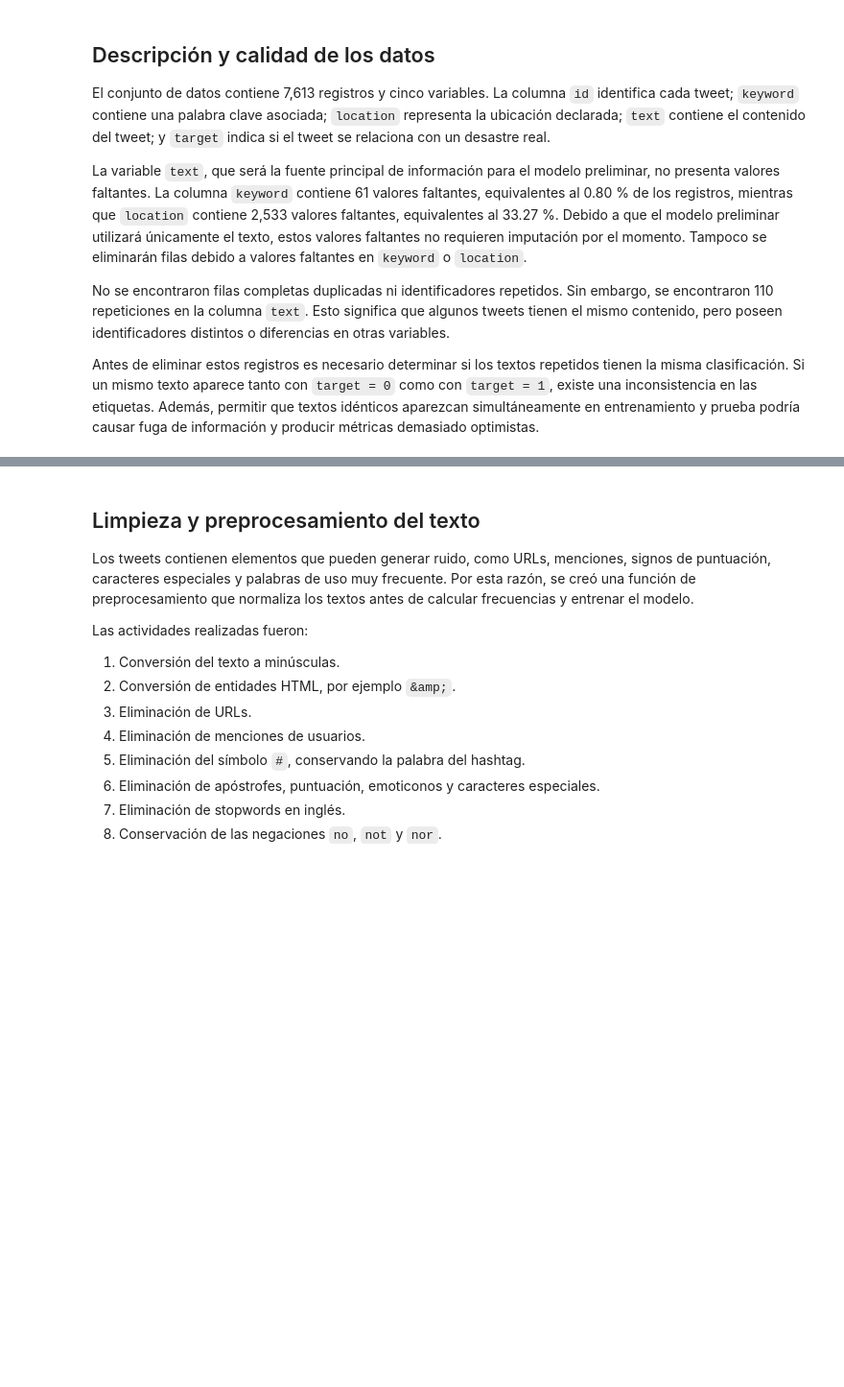
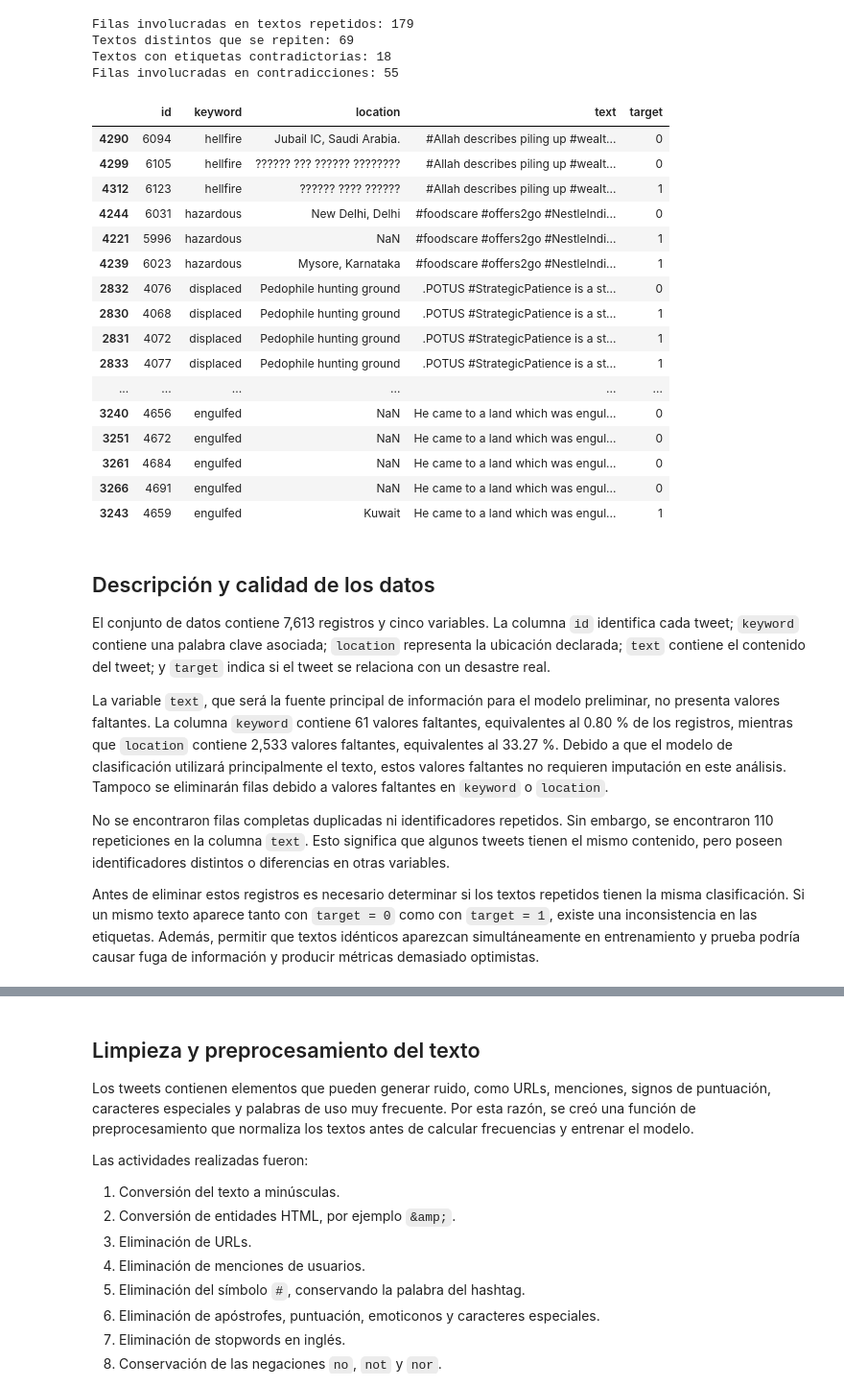
Before and after one commit to tismajo/CC3084-Laboratorio5, a Jupyter notebook: Laboratorio5.ipynb, the cells around one changed output, grey strips where cells are left out. Shown at 96% size. Cells and saved outputs as stored; diff of their text form; code cells hidden in the pictures; blank space fills up the shorter version.

```diff
--- a/Laboratorio5.ipynb
+++ b/Laboratorio5.ipynb
@@ -205,0 +61,23 @@ display(duplicate_summary)
+# %%
+ruta_datos = "data/train.csv"
+columnas_requeridas = ["id", "keyword", "location", "text", "target"]
+datos_originales = pd.read_csv(ruta_datos)
+
+faltantes_columnas = [c for c in columnas_requeridas if c not in datos_originales.columns]
+if faltantes_columnas:
+    raise ValueError(f"Faltan columnas requeridas: {faltantes_columnas}")
+
+print("Dimensiones:", datos_originales.shape)
+print("Columnas:", datos_originales.columns.tolist())
+display(datos_originales.head())
+
+resumen_calidad = pd.DataFrame({
+    "tipo": datos_originales.dtypes.astype(str),
+    "valores faltantes": datos_originales.isna().sum(),
+    "porcentaje faltante": (datos_originales.isna().mean() * 100).round(2),
+    "valores únicos": datos_originales.nunique(),
+})
+display(resumen_calidad)
+print("Filas duplicadas completas:", datos_originales.duplicated().sum())
+print("Textos duplicados:", datos_originales["text"].duplicated().sum())
+print("Identificadores duplicados:", datos_originales["id"].duplicated().sum())
@@ -206,9 +102,47 @@ display(duplicate_summary)
+# %%
+textos_repetidos = datos_originales[
+    datos_originales.duplicated(subset="text", keep=False)
+].sort_values("text")
+
+etiquetas_por_texto = datos_originales.groupby("text")["target"].nunique()
+textos_contradictorios = etiquetas_por_texto[etiquetas_por_texto > 1].index
+filas_contradictorias = datos_originales[
+    datos_originales["text"].isin(textos_contradictorios)
+].sort_values(["text", "target"])
+
+print("Filas involucradas en textos repetidos:", len(textos_repetidos))
+print("Textos distintos que se repiten:", textos_repetidos["text"].nunique())
+print("Textos con etiquetas contradictorias:", len(textos_contradictorios))
+print("Filas involucradas en contradicciones:", len(filas_contradictorias))
+display(filas_contradictorias[columnas_requeridas].head(20))
+# %% [output]
+Filas involucradas en textos repetidos: 179
+Textos distintos que se repiten: 69
+Textos con etiquetas contradictorias: 18
+Filas involucradas en contradicciones: 55
+|  | id | keyword | location | text | target |
+| 4290 | 6094 | hellfire | Jubail IC, Saudi Arabia. | #Allah describes piling up #wealt... | 0 |
+| 4299 | 6105 | hellfire | ?????? ??? ?????? ???????? | #Allah describes piling up #wealt... | 0 |
+| 4312 | 6123 | hellfire | ?????? ???? ?????? | #Allah describes piling up #wealt... | 1 |
+| 4244 | 6031 | hazardous | New Delhi, Delhi | #foodscare #offers2go #NestleIndi... | 0 |
+| 4221 | 5996 | hazardous | NaN | #foodscare #offers2go #NestleIndi... | 1 |
+| 4239 | 6023 | hazardous | Mysore, Karnataka | #foodscare #offers2go #NestleIndi... | 1 |
+| 2832 | 4076 | displaced | Pedophile hunting ground | .POTUS #StrategicPatience is a st... | 0 |
+| 2830 | 4068 | displaced | Pedophile hunting ground | .POTUS #StrategicPatience is a st... | 1 |
+| 2831 | 4072 | displaced | Pedophile hunting ground | .POTUS #StrategicPatience is a st... | 1 |
+| 2833 | 4077 | displaced | Pedophile hunting ground | .POTUS #StrategicPatience is a st... | 1 |
+| ... | ... | ... | ... | ... | ... |
+| 3240 | 4656 | engulfed | NaN | He came to a land which was engul... | 0 |
+| 3251 | 4672 | engulfed | NaN | He came to a land which was engul... | 0 |
+| 3261 | 4684 | engulfed | NaN | He came to a land which was engul... | 0 |
+| 3266 | 4691 | engulfed | NaN | He came to a land which was engul... | 0 |
+| 3243 | 4659 | engulfed | Kuwait | He came to a land which was engul... | 1 |
 # %% [markdown]
 ## Descripción y calidad de los datos
 
 El conjunto de datos contiene 7,613 registros y cinco variables. La columna `id` identifica cada tweet; `keyword` contiene una palabra clave asociada; `location` representa la ubicación declarada; `text` contiene el contenido del tweet; y `target` indica si el tweet se relaciona con un desastre real.
 
-La variable `text`, que será la fuente principal de información para el modelo preliminar, no presenta valores faltantes. La columna `keyword` contiene 61 valores faltantes, equivalentes al 0.80 % de los registros, mientras que `location` contiene 2,533 valores faltantes, equivalentes al 33.27 %. Debido a que el modelo preliminar utilizará únicamente el texto, estos valores faltantes no requieren imputación por el momento. Tampoco se eliminarán filas debido a valores faltantes en `keyword` o `location`.
+La variable `text`, que será la fuente principal de información para el modelo preliminar, no presenta valores faltantes. La columna `keyword` contiene 61 valores faltantes, equivalentes al 0.80 % de los registros, mientras que `location` contiene 2,533 valores faltantes, equivalentes al 33.27 %. Debido a que el modelo de clasificación utilizará principalmente el texto, estos valores faltantes no requieren imputación en este análisis. Tampoco se eliminarán filas debido a valores faltantes en `keyword` o `location`.
 
 No se encontraron filas completas duplicadas ni identificadores repetidos. Sin embargo, se encontraron 110 repeticiones en la columna `text`. Esto significa que algunos tweets tienen el mismo contenido, pero poseen identificadores distintos o diferencias en otras variables.
 
```
Also changed, not shown: parts of 28 cells of this notebook, 3 other files.
